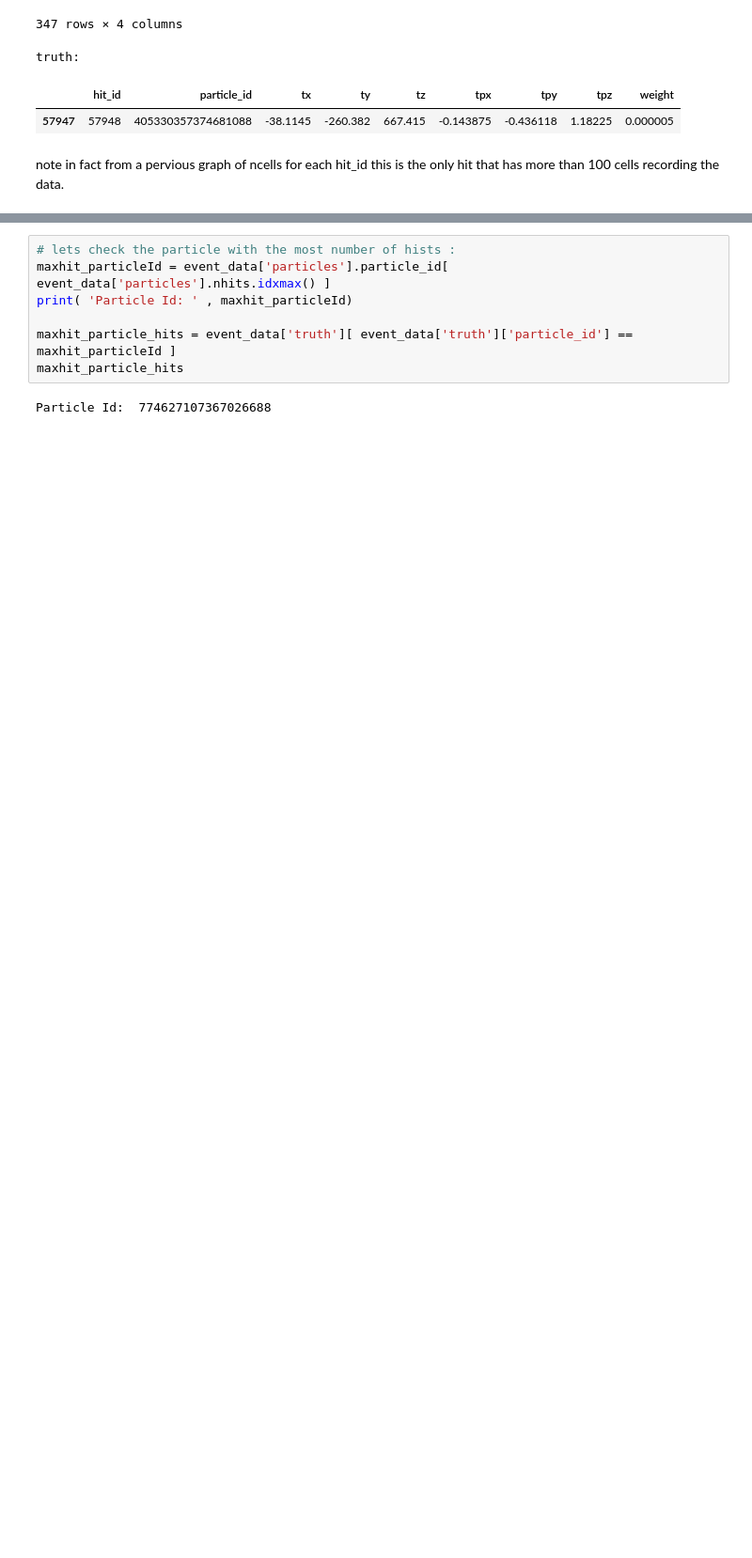
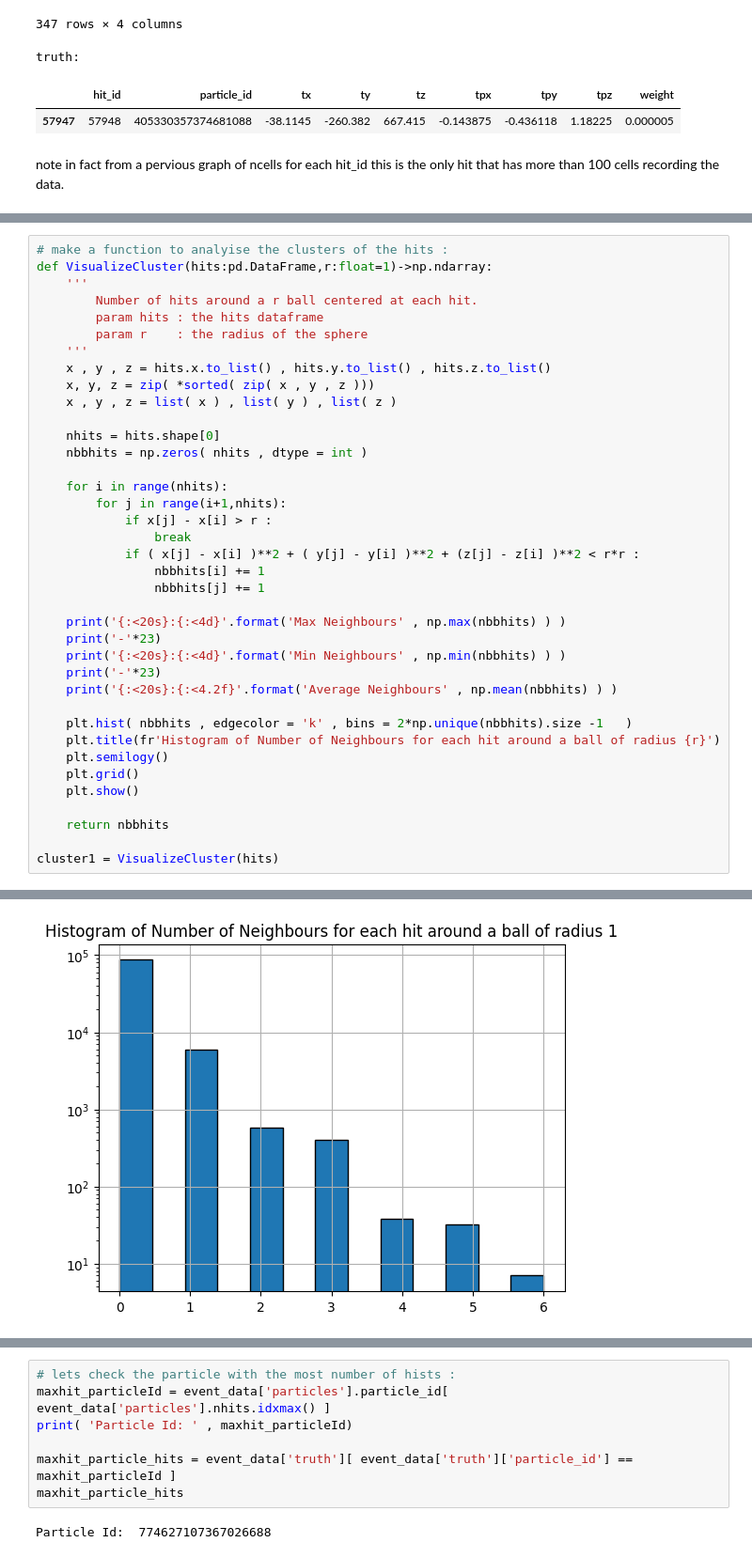
Before and after one commit to Ashmit0/TrackML-Particle-Tracking, a Jupyter notebook: Notebooks/EDA.ipynb, the cells around one changed output, grey strips where cells are left out. Shown at 94% size. Saved outputs shown, nothing was run; the diff lists cells and outputs as text; blank space fills up the shorter version.

```diff
--- a/Notebooks/EDA.ipynb
+++ b/Notebooks/EDA.ipynb
@@ -383,0 +384,39 @@ although the mean is almost zero we see that sd $\approx \mathcal{O}(1)$. We nex
+# %%
+# make a function to analyise the clusters of the hits :
+def VisualizeCluster(hits:pd.DataFrame,r:float=1)->np.ndarray:
+    '''
+        Number of hits around a r ball centered at each hit.
+        param hits : the hits dataframe
+        param r    : the radius of the sphere
+    '''
+    x , y , z = hits.x.to_list() , hits.y.to_list() , hits.z.to_list()
+    x, y, z = zip( *sorted( zip( x , y , z )))
+    x , y , z = list( x ) , list( y ) , list( z )
+
+    nhits = hits.shape[0]
+    nbbhits = np.zeros( nhits , dtype = int )
+
+    for i in range(nhits):
+        for j in range(i+1,nhits):
+            if x[j] - x[i] > r :
+                break
+            if ( x[j] - x[i] )**2 + ( y[j] - y[i] )**2 + (z[j] - z[i] )**2 < r*r :
+                nbbhits[i] += 1
+                nbbhits[j] += 1
+
+    print('{:<20s}:{:<4d}'.format('Max Neighbours' , np.max(nbbhits) ) )
+    print('-'*23)
+    print('{:<20s}:{:<4d}'.format('Min Neighbours' , np.min(nbbhits) ) )
+    print('-'*23)
+    print('{:<20s}:{:<4.2f}'.format('Average Neighbours' , np.mean(nbbhits) ) )
+
+    plt.hist( nbbhits , edgecolor = 'k' , bins = 2*np.unique(nbbhits).size -1   )
+    plt.title(fr'Histogram of Number of Neighbours for each hit around a ball of radius {r}')
+    plt.semilogy()
+    plt.grid()
+    plt.show()
+
+    return nbbhits
+
+cluster1 = VisualizeCluster(hits)
+# %% [output]
@@ -383,0 +428 @@ although the mean is almost zero we see that sd $\approx \mathcal{O}(1)$. We nex
+[figure, added]
```
Also changed, not shown: parts of 17 cells of this notebook, 1 other file.
